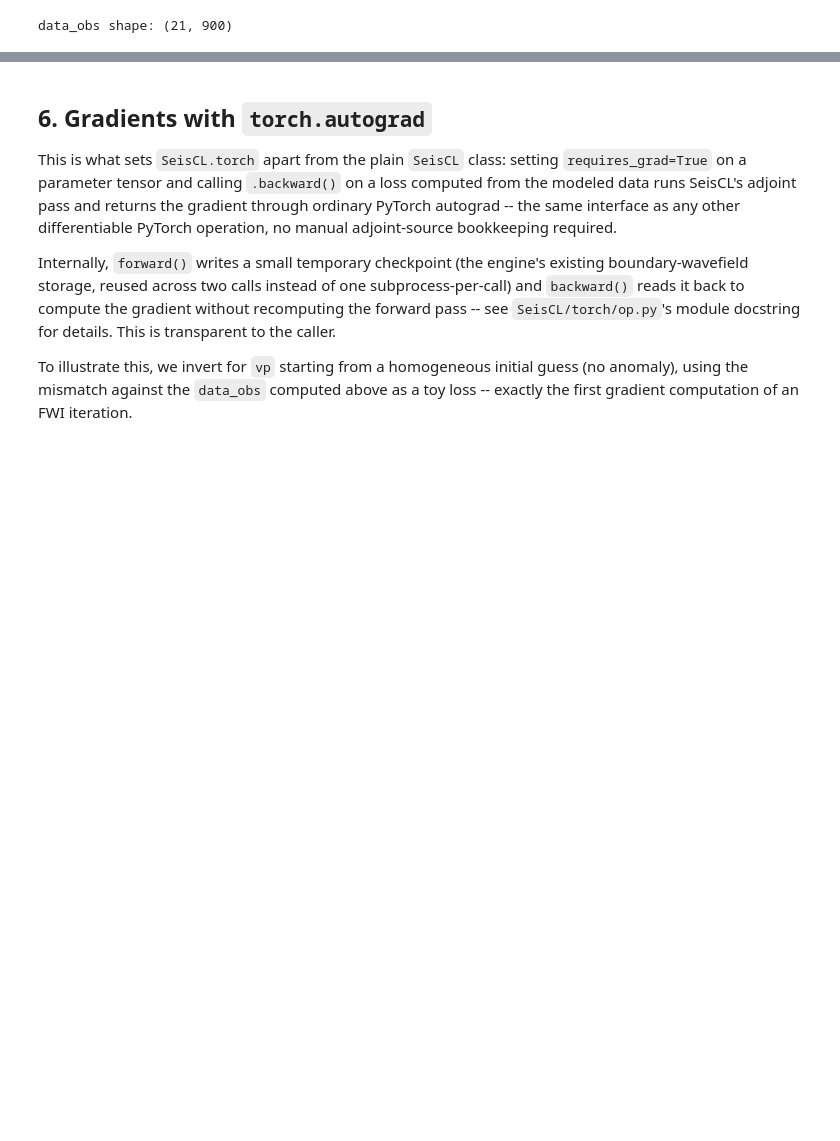
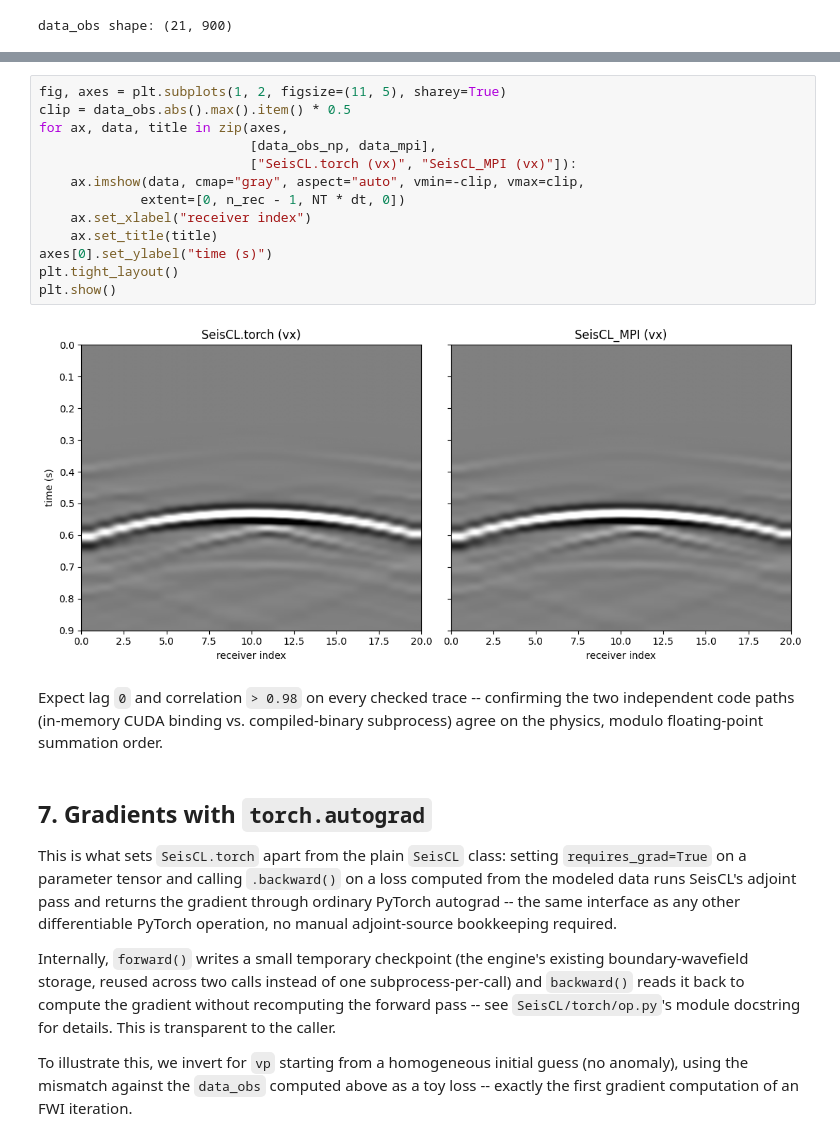
Before and after one commit to gfabieno/SeisCL, a Jupyter notebook: docs/notebooks/DeepLearning/SeisCLinPyTorch.ipynb, the cells around one changed output, grey strips where cells are left out. Saved outputs shown, nothing was run; the diff lists cells and outputs as text; blank space fills up the shorter version.

```diff
--- a/docs/notebooks/DeepLearning/SeisCLinPyTorch.ipynb
+++ b/docs/notebooks/DeepLearning/SeisCLinPyTorch.ipynb
@@ -160,5 +223,22 @@ plt.show()
+# %%
+fig, axes = plt.subplots(1, 2, figsize=(11, 5), sharey=True)
+clip = data_obs.abs().max().item() * 0.5
+for ax, data, title in zip(axes,
+                           [data_obs_np, data_mpi],
+                           ["SeisCL.torch (vx)", "SeisCL_MPI (vx)"]):
+    ax.imshow(data, cmap="gray", aspect="auto", vmin=-clip, vmax=clip,
+             extent=[0, n_rec - 1, NT * dt, 0])
+    ax.set_xlabel("receiver index")
+    ax.set_title(title)
+axes[0].set_ylabel("time (s)")
+plt.tight_layout()
+plt.show()
+# %% [output]
+[figure, added]
+# %% [markdown]
+Expect lag `0` and correlation `> 0.98` on every checked trace -- confirming the two independent code paths (in-memory CUDA binding vs. compiled-binary subprocess) agree on the physics, modulo floating-point summation order.
 # %% [markdown]
-## 6. Gradients with `torch.autograd`
+## 7. Gradients with `torch.autograd`
 
 This is what sets `SeisCL.torch` apart from the plain `SeisCL` class: setting `requires_grad=True` on a parameter tensor and calling `.backward()` on a loss computed from the modeled data runs SeisCL's adjoint pass and returns the gradient through ordinary PyTorch autograd -- the same interface as any other differentiable PyTorch operation, no manual adjoint-source bookkeeping required.
 
```
Also changed, not shown: parts of 14 cells of this notebook.
